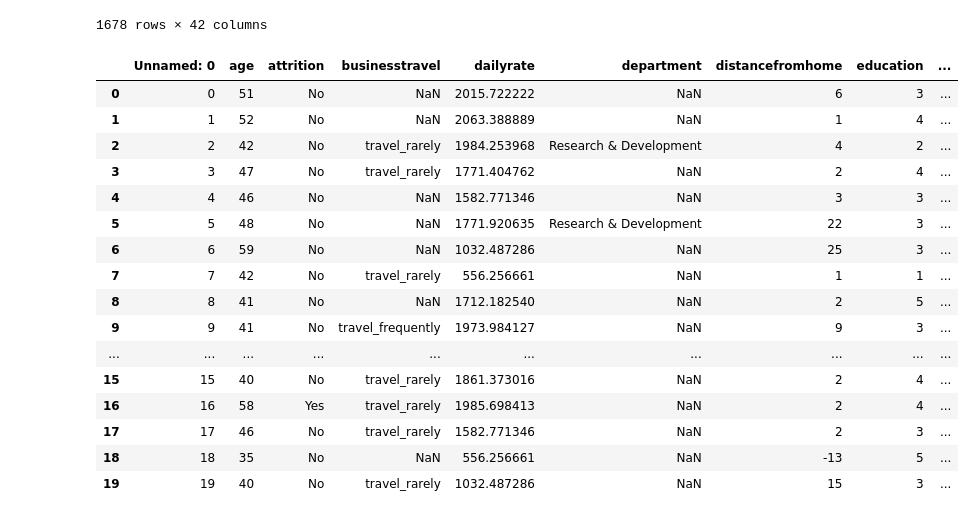
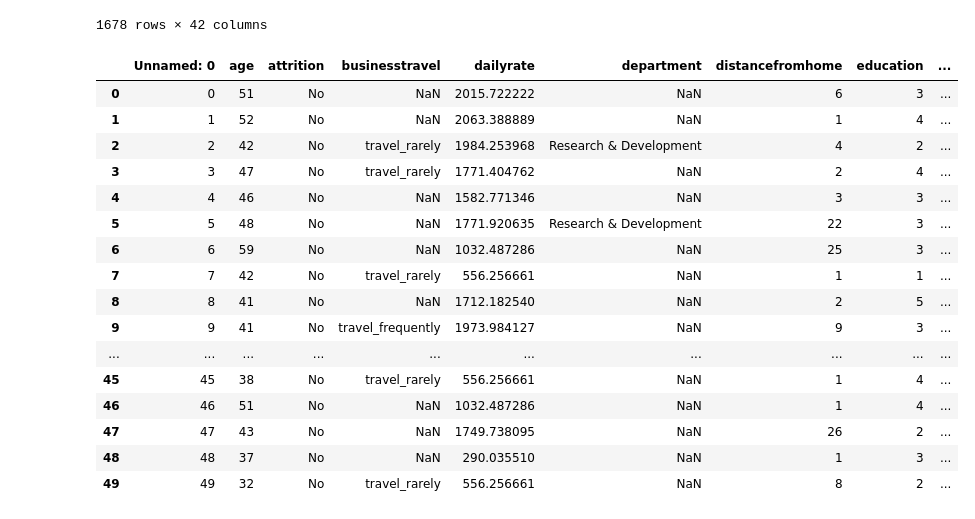
Before and after one commit to VeroSanchezO/proyecto-da-promo-k-modulo-3-team-5, a Jupyter notebook: DataFrame.ipynb, the cells around one changed output. Cells and saved outputs as stored; diff of their text form; code cells hidden in the pictures.

```diff
--- a/DataFrame.ipynb
+++ b/DataFrame.ipynb
@@ -18,22 +18,22 @@ df
 | 1677 | 1677 | 32 | No | NaN | 556.256661 | NaN | 2 | 2 | ... |
 1678 rows × 42 columns
 # %%
-df.head(20)
+df.head(50)
 # %% [output]
 |  | Unnamed: 0 | age | attrition | businesstravel | dailyrate | department | distancefromhome | education | ... |
 | 0 | 0 | 51 | No | NaN | 2015.722222 | NaN | 6 | 3 | ... |
 | 1 | 1 | 52 | No | NaN | 2063.388889 | NaN | 1 | 4 | ... |
 | 2 | 2 | 42 | No | travel_rarely | 1984.253968 | Research & Development | 4 | 2 | ... |
 | 3 | 3 | 47 | No | travel_rarely | 1771.404762 | NaN | 2 | 4 | ... |
 | 4 | 4 | 46 | No | NaN | 1582.771346 | NaN | 3 | 3 | ... |
 | 5 | 5 | 48 | No | NaN | 1771.920635 | Research & Development | 22 | 3 | ... |
 | 6 | 6 | 59 | No | NaN | 1032.487286 | NaN | 25 | 3 | ... |
 | 7 | 7 | 42 | No | travel_rarely | 556.256661 | NaN | 1 | 1 | ... |
 | 8 | 8 | 41 | No | NaN | 1712.182540 | NaN | 2 | 5 | ... |
 | 9 | 9 | 41 | No | travel_frequently | 1973.984127 | NaN | 9 | 3 | ... |
 | ... | ... | ... | ... | ... | ... | ... | ... | ... | ... |
-| 15 | 15 | 40 | No | travel_rarely | 1861.373016 | NaN | 2 | 4 | ... |
-| 16 | 16 | 58 | Yes | travel_rarely | 1985.698413 | NaN | 2 | 4 | ... |
-| 17 | 17 | 46 | No | travel_rarely | 1582.771346 | NaN | 2 | 3 | ... |
-| 18 | 18 | 35 | No | NaN | 556.256661 | NaN | -13 | 5 | ... |
-| 19 | 19 | 40 | No | travel_rarely | 1032.487286 | NaN | 15 | 3 | ... |
+| 45 | 45 | 38 | No | travel_rarely | 556.256661 | NaN | 1 | 4 | ... |
+| 46 | 46 | 51 | No | NaN | 1032.487286 | NaN | 1 | 4 | ... |
+| 47 | 47 | 43 | No | NaN | 1749.738095 | NaN | 26 | 2 | ... |
+| 48 | 48 | 37 | No | NaN | 290.035510 | NaN | 1 | 3 | ... |
+| 49 | 49 | 32 | No | travel_rarely | 556.256661 | NaN | 8 | 2 | ... |
```
